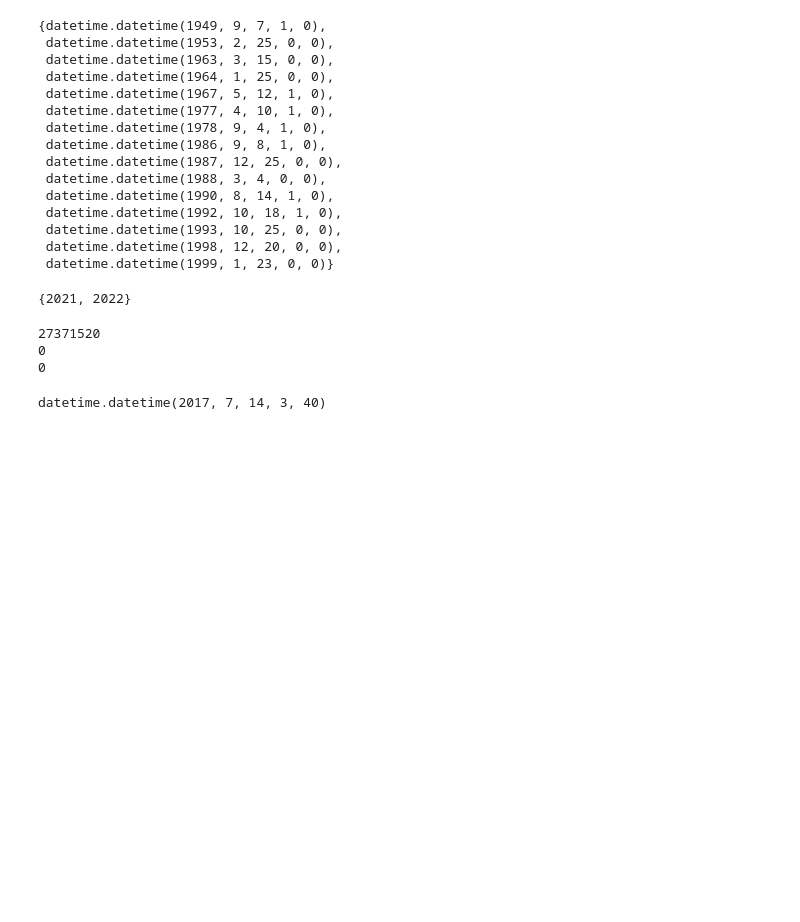
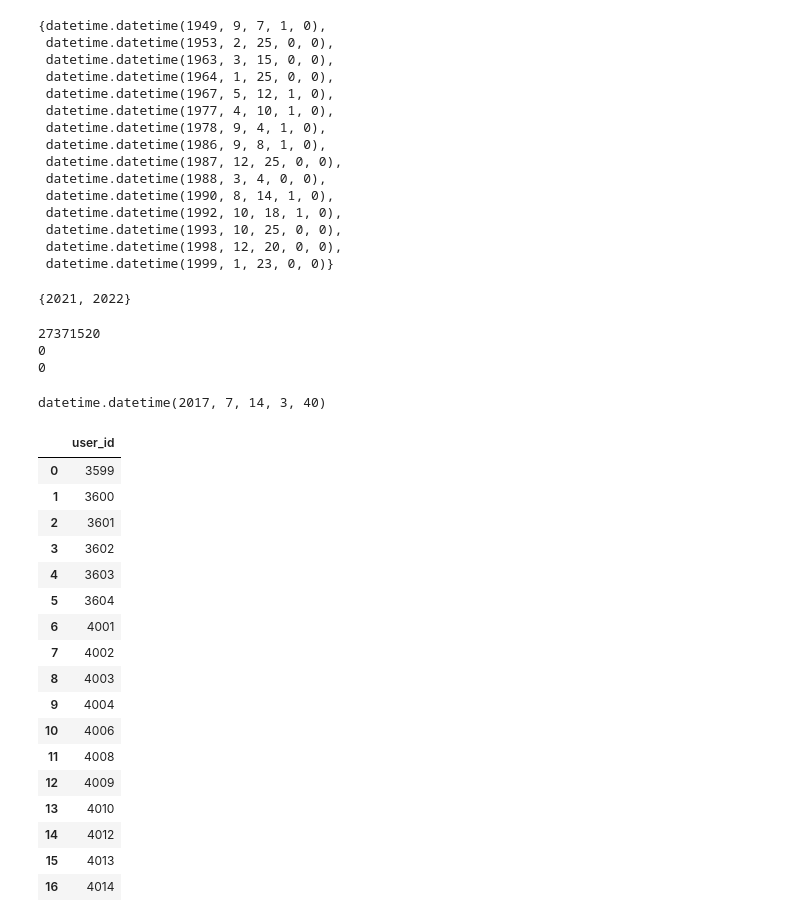
Before and after one commit to Eros-code/Deloton, a Jupyter notebook: app/cleaning_stage.ipynb, the cells around one changed output. Cells and saved outputs as stored; diff of their text form; code cells hidden in the pictures; blank space fills up the shorter version.

Commit message:
sql adding rows to user table

```diff
--- a/app/cleaning_stage.ipynb
+++ b/app/cleaning_stage.ipynb
@@ -272,3 +272,37 @@ timestamp = datetime.datetime.fromtimestamp(1500000000)
 timestamp
 # %% [output]
 datetime.datetime(2017, 7, 14, 3, 40)
+# %%
+from assets.sql_wrapper import SQLConnection
+import pandas as pd
+import os
+import dotenv
+
+dotenv.load_dotenv(override=True)
+
+dbname = os.environ["DBNAME"]
+username = os.environ['SQL_USERNAME']
+host = os.environ['SQL_HOST']
+password = os.environ['SQL_PASSWORD']
+sql = SQLConnection(dbname, username, password)
+
+sql.q('SELECT user_id FROM users')
+# %% [output]
+|  | user_id |
+| 0 | 3599 |
+| 1 | 3600 |
+| 2 | 3601 |
+| 3 | 3602 |
+| 4 | 3603 |
+| 5 | 3604 |
+| 6 | 4001 |
+| 7 | 4002 |
+| 8 | 4003 |
+| 9 | 4004 |
+| 10 | 4006 |
+| 11 | 4008 |
+| 12 | 4009 |
+| 13 | 4010 |
+| 14 | 4012 |
+| 15 | 4013 |
+| 16 | 4014 |
```
Also changed, not shown: 5 other files.
